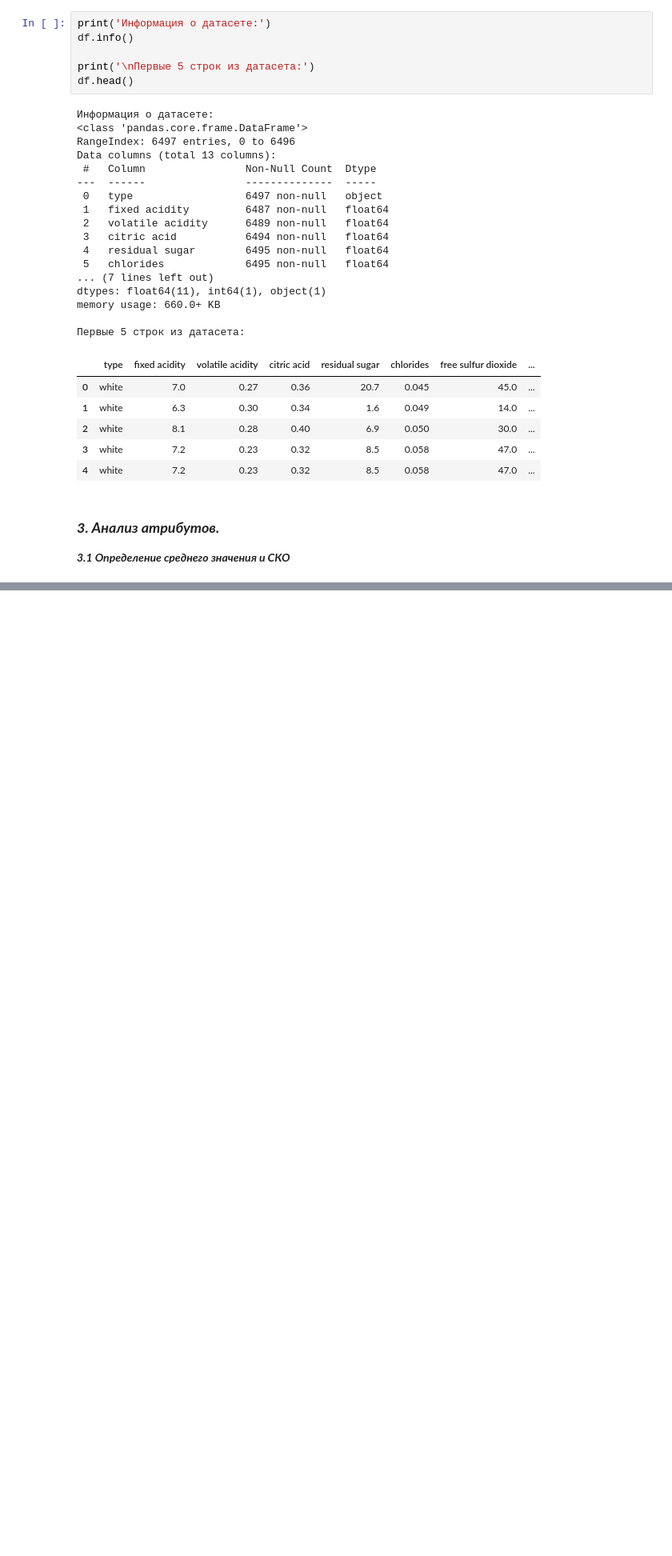
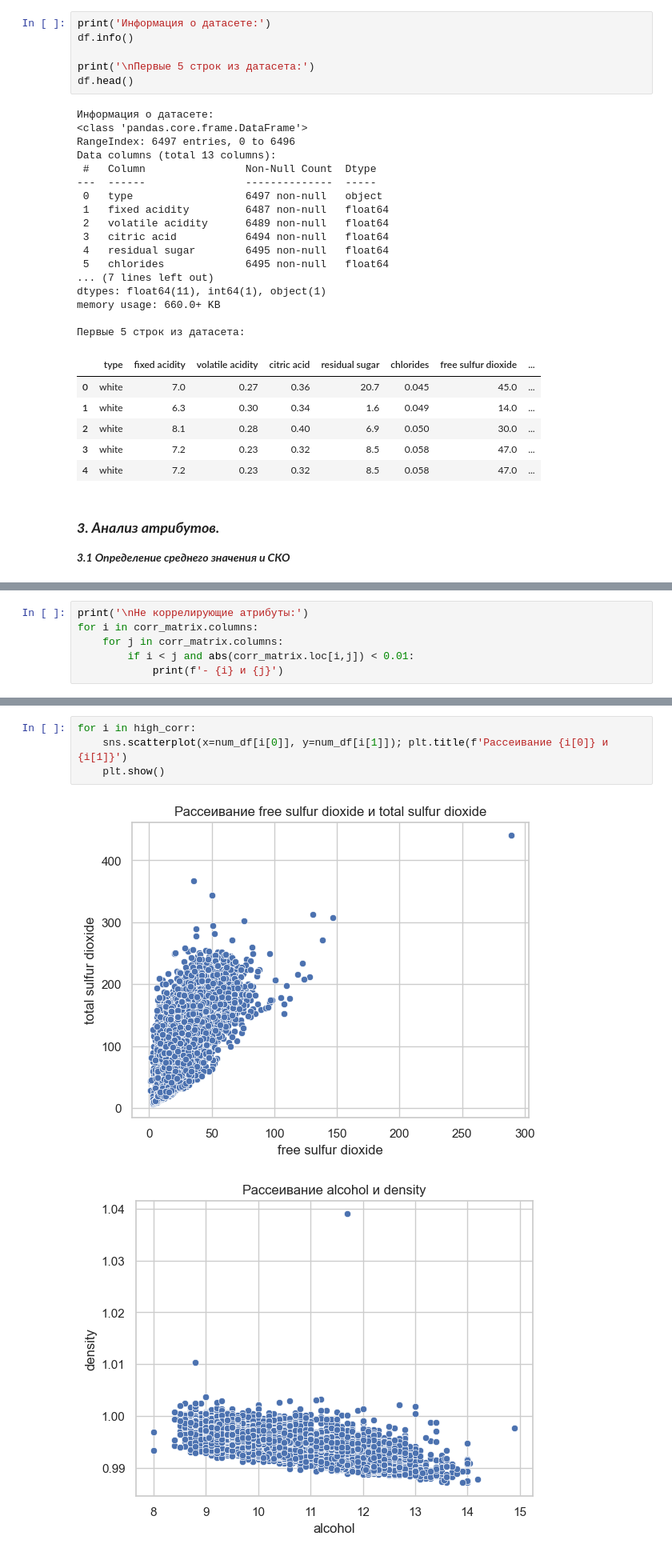
Before and after one commit to lazarevFedor/ML-sem-5, a Jupyter notebook: Lab1/Lab1.ipynb, the cells around one changed output, grey strips where cells are left out. Shown at 80% size. Saved outputs shown, nothing was run; the diff lists cells and outputs as text; blank space fills up the shorter version.

```diff
--- a/Lab1/Lab1.ipynb
+++ b/Lab1/Lab1.ipynb
@@ -85,0 +230,6 @@ print(f"СКО для {col}: {std_value:.2f}")
+# %%
+print('\nНе коррелирующие атрибуты:')
+for i in corr_matrix.columns:
+    for j in corr_matrix.columns:
+        if i < j and abs(corr_matrix.loc[i,j]) < 0.01:
+            print(f'- {i} и {j}')
@@ -85,0 +241,7 @@ print(f"СКО для {col}: {std_value:.2f}")
+# %%
+for i in high_corr:
+    sns.scatterplot(x=num_df[i[0]], y=num_df[i[1]]); plt.title(f'Рассеивание {i[0]} и {i[1]}')
+    plt.show()
+# %% [output]
+[figure, added]
+[figure, added]
```
Also changed, not shown: parts of 15 cells of this notebook, 1 other file.
